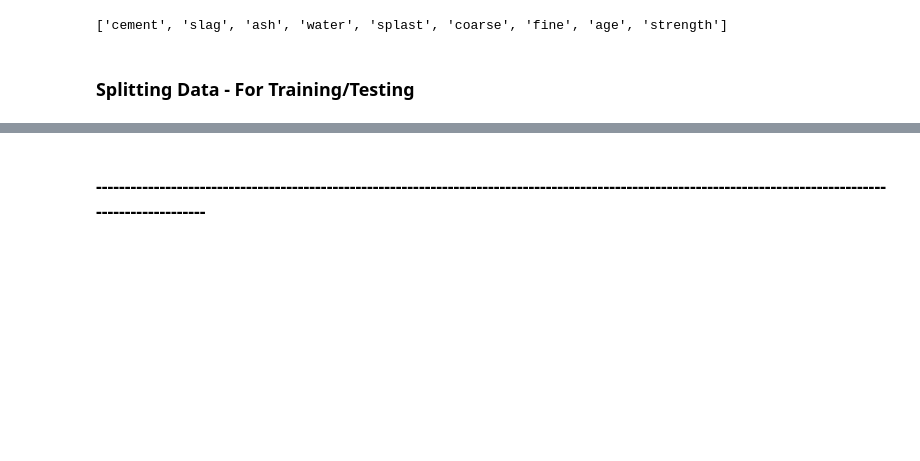
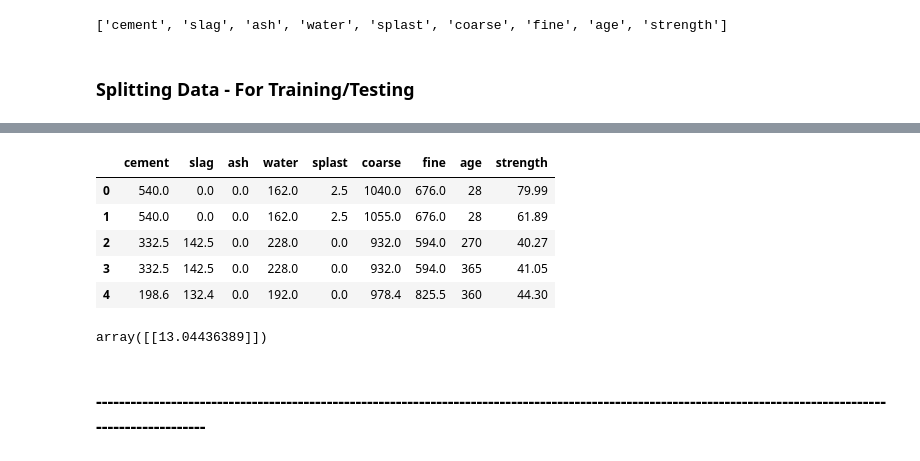
Before and after one commit to SunpreetSChahal/ML_Practice_Projs, a Jupyter notebook: (4.3) Concrete Strength - Regression Practice.ipynb, the cells around one changed output, grey strips where cells are left out. Drawn from its saved outputs; the diff is of its cells as text; code cells hidden in the pictures; blank space fills up the shorter version.

Commit message:
Concrete Ingredients w/ Concrete Strength

```diff
--- a/(4.3) Concrete Strength - Regression Practice.ipynb
+++ b/(4.3) Concrete Strength - Regression Practice.ipynb
@@ -352,3 +206,16 @@ age_model.score(x_test_age, y_test)
+# %%
+df.head()
+# %% [output]
+|  | cement | slag | ash | water | splast | coarse | fine | age | strength |
+| 0 | 540.0 | 0.0 | 0.0 | 162.0 | 2.5 | 1040.0 | 676.0 | 28 | 79.99 |
+| 1 | 540.0 | 0.0 | 0.0 | 162.0 | 2.5 | 1055.0 | 676.0 | 28 | 61.89 |
+| 2 | 332.5 | 142.5 | 0.0 | 228.0 | 0.0 | 932.0 | 594.0 | 270 | 40.27 |
+| 3 | 332.5 | 142.5 | 0.0 | 228.0 | 0.0 | 932.0 | 594.0 | 365 | 41.05 |
+| 4 | 198.6 | 132.4 | 0.0 | 192.0 | 0.0 | 978.4 | 825.5 | 360 | 44.30 |
+# %%
+cs_reg.predict([[200, 50, 10, 100, 1.5, 600, 400, 10]])
+# %% [output]
+array([[13.04436389]])
 # %% [markdown]
 ### ------------------------------------------------------------------------------------------------------------------------------------------------------------
 # %% [markdown]
```
Also changed, not shown: parts of 39 cells of this notebook.
